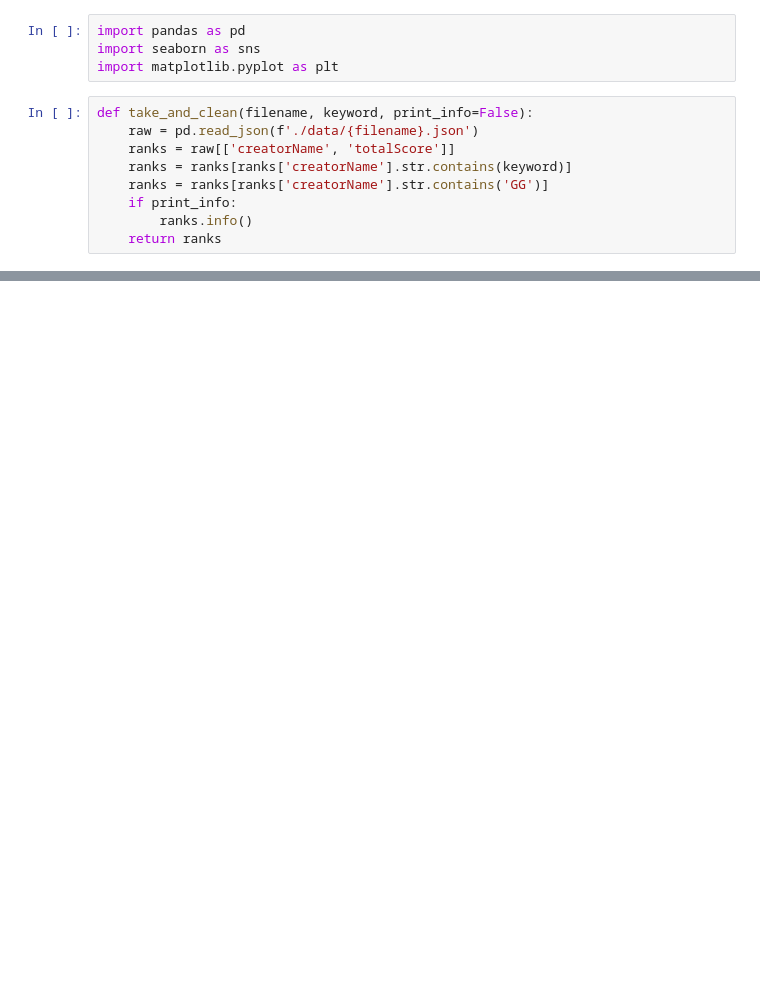
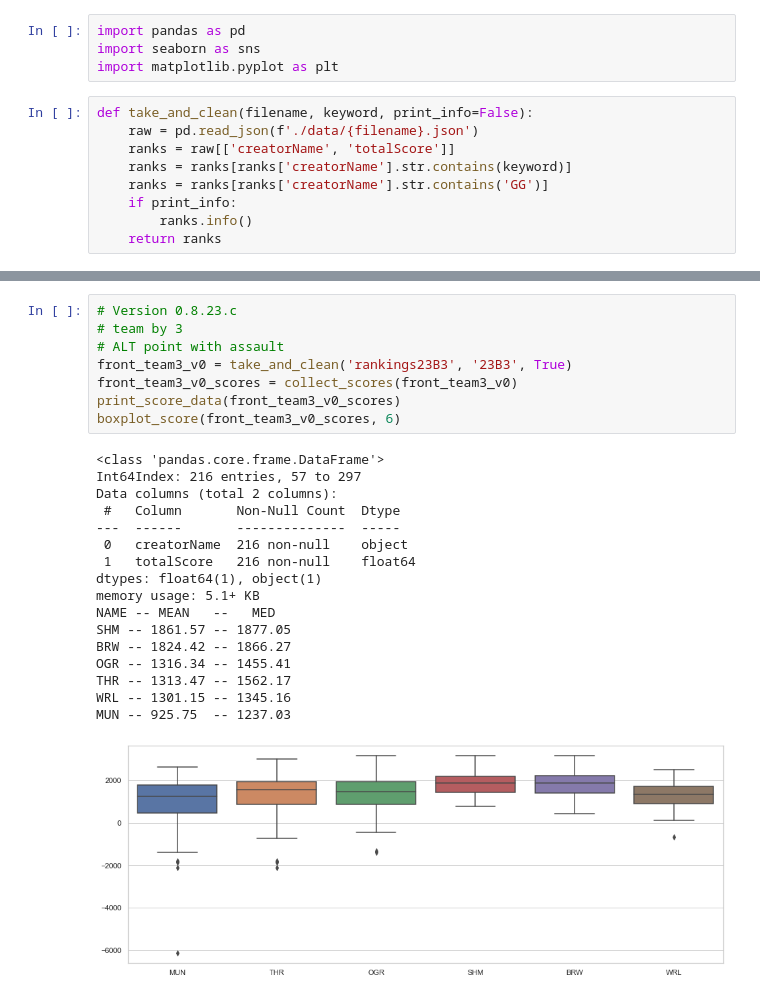
Before and after one commit to Bryukh/AILeagueBalance, a Jupyter notebook: GiantGatesAutoBalancerResults.ipynb, the cells around one changed output, grey strips where cells are left out. Drawn from its saved outputs; the diff is of its cells as text; blank space fills up the shorter version.

```diff
--- a/GiantGatesAutoBalancerResults.ipynb
+++ b/GiantGatesAutoBalancerResults.ipynb
@@ -60,0 +113,26 @@ OGR -- 10.07 -- -37.20
+# %%
+# Version 0.8.23.c
+# team by 3
+# ALT point with assault
+front_team3_v0 = take_and_clean('rankings23B3', '23B3', True)
+front_team3_v0_scores = collect_scores(front_team3_v0)
+print_score_data(front_team3_v0_scores)
+boxplot_score(front_team3_v0_scores, 6)
+# %% [output]
+<class 'pandas.core.frame.DataFrame'>
+Int64Index: 216 entries, 57 to 297
+Data columns (total 2 columns):
+ #   Column       Non-Null Count  Dtype
+---  ------       --------------  -----
+ 0   creatorName  216 non-null    object
+ 1   totalScore   216 non-null    float64
+dtypes: float64(1), object(1)
+memory usage: 5.1+ KB
+NAME -- MEAN   --   MED
+SHM -- 1861.57 -- 1877.05
+BRW -- 1824.42 -- 1866.27
+OGR -- 1316.34 -- 1455.41
+THR -- 1313.47 -- 1562.17
+WRL -- 1301.15 -- 1345.16
+MUN -- 925.75  -- 1237.03
+[figure, added]
```
Also changed, not shown: parts of 7 cells of this notebook, 5 other files.
